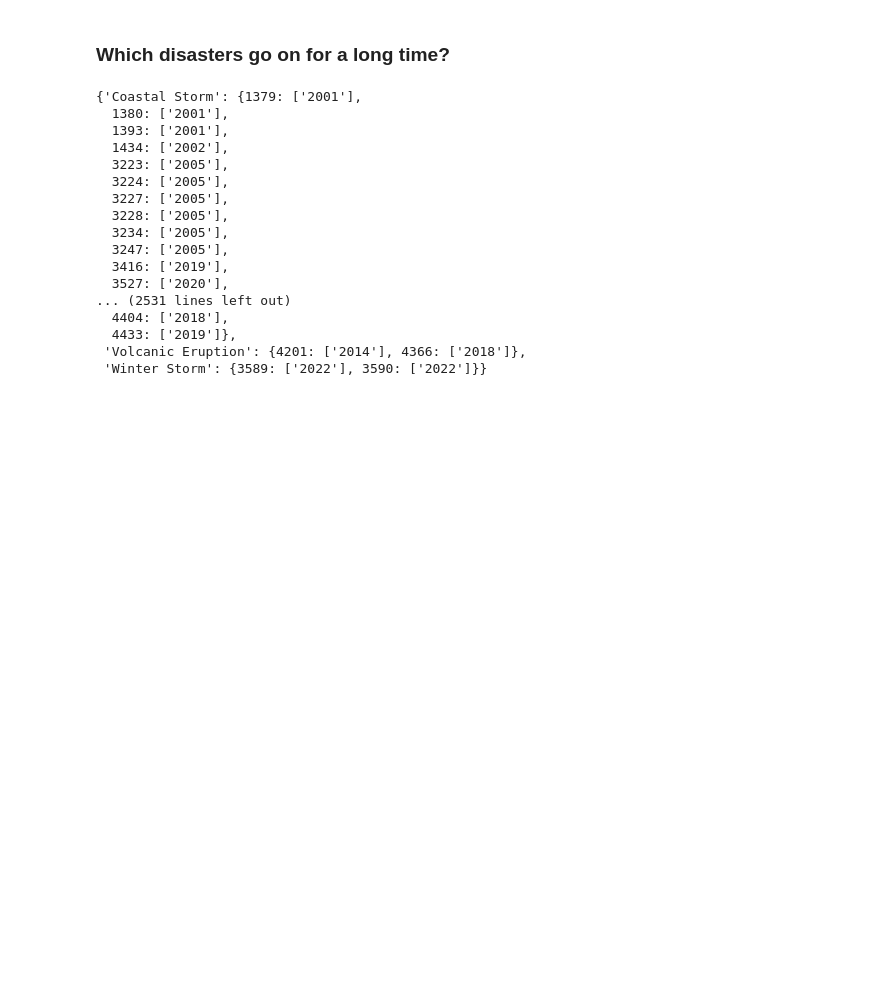
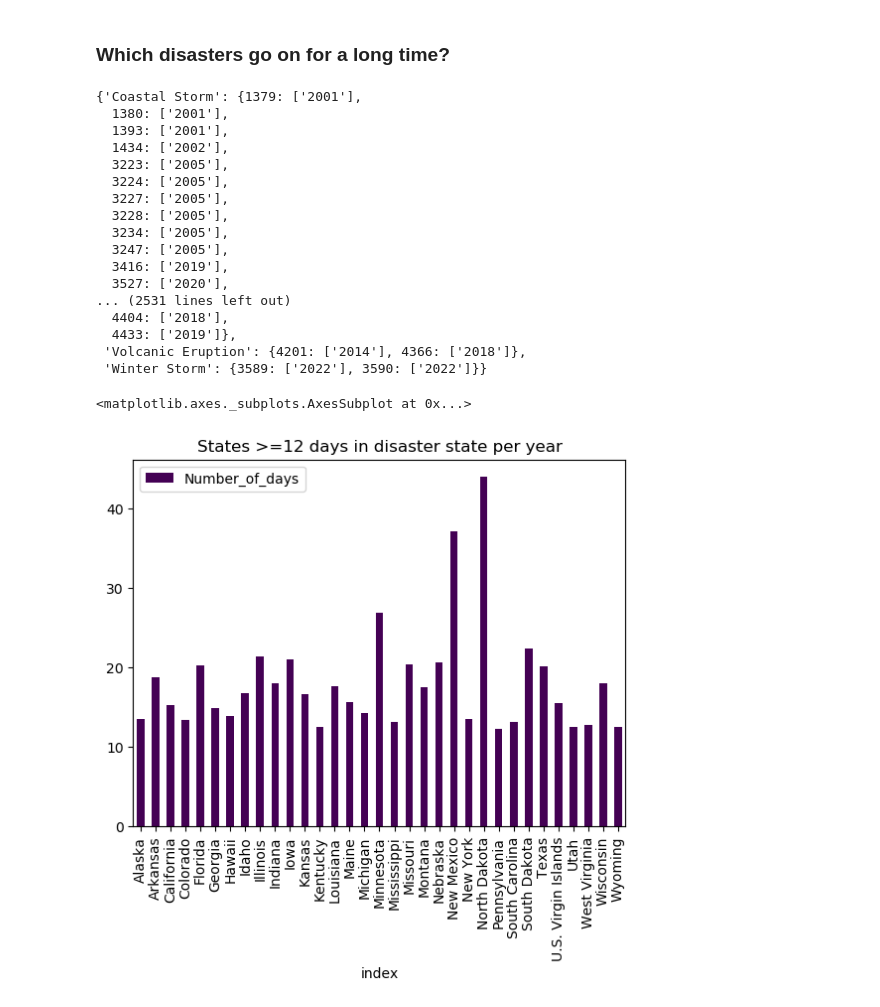
Before and after one commit to uchicago-mscapp-projects/snow-lm, a Jupyter notebook: climate_data.ipynb, the cells around one changed output. Cells and saved outputs as stored; diff of their text form; code cells hidden in the pictures; blank space fills up the shorter version.

Commit message:
Added more functions and graphs

```diff
--- a/climate_data.ipynb
+++ b/climate_data.ipynb
@@ -341,0 +348,15 @@ climate_dict
+# %%
+cleaned_data = get_cleaned_data("disaster_declarations.csv")
+# %%
+days_in_disaster = number_of_days_in_dec_disaster(cleaned_data)
+data= pd.Series(days_in_disaster).to_frame('Number_of_days').reset_index()
+##data = pd.DataFrame(days_in_disaster, index= [0])
+#data
+data_subset = data.loc[(data['Number_of_days'] >= 12)]
+
+data_subset.plot(kind='bar', x='index',
+                 title = 'States >=12 days in disaster state per year',
+                 colormap = 'viridis')
+# %% [output]
+<matplotlib.axes._subplots.AxesSubplot at 0x...>
+[figure, added]
```
Also changed, not shown: parts of 3 cells of this notebook, 3 other files.
